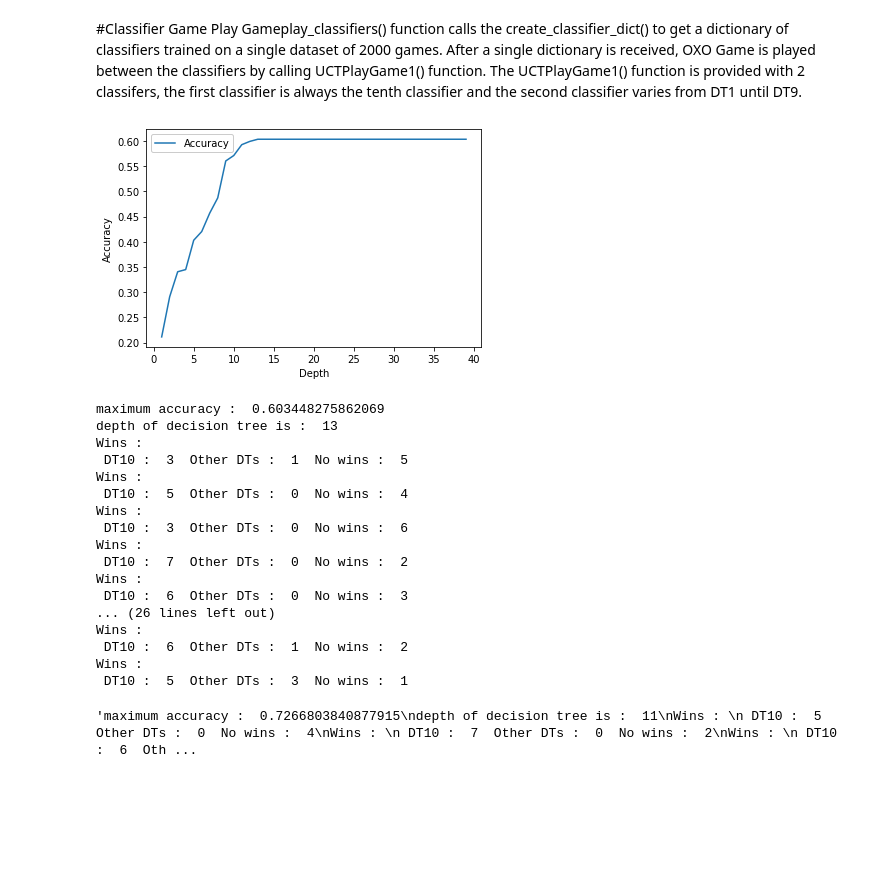
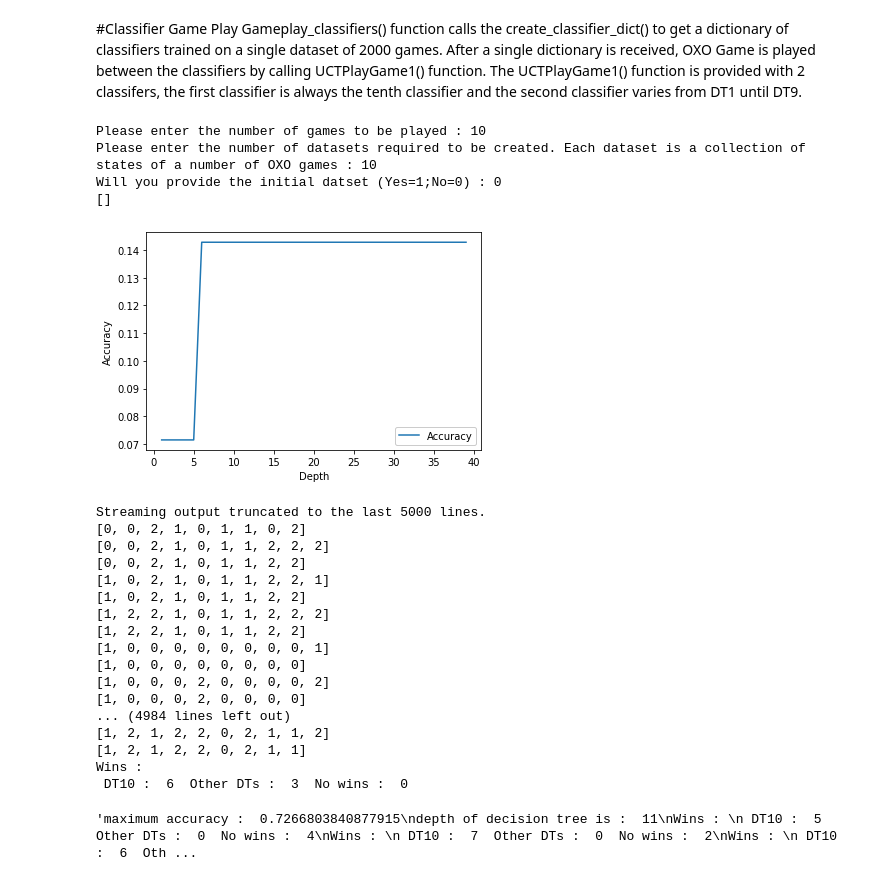
Before and after one commit to GurkiratSarna/CE888-Decision-Making-UoE, a Jupyter notebook: Assignment_2/CE888_Assignment_2_Project_3_1900690.ipynb, the cells around one changed output. Drawn from its saved outputs; the diff is of its cells as text; code cells hidden in the pictures; blank space fills up the shorter version.

```diff
--- a/Assignment_2/CE888_Assignment_2_Project_3_1900690.ipynb
+++ b/Assignment_2/CE888_Assignment_2_Project_3_1900690.ipynb
@@ -26,15 +27,15 @@ def create_DT_classifier(Data_in, get_depth, depth_max):
     #print(len(Data_in))
     train_set, test_set = train_test_split(Data_in, test_size = 0.2, random_state=42)
 
-    #Only take the features for training - 9 positions of the board
-    Data_train_x=train_set.iloc[:,0:9]
+    #Only take the features for training - 9 positions of the board and the player playing at the state
+    Data_train_x=train_set.iloc[:,0:10]
 
     #the output column extracted from the data for training
     Data_train_y=train_set.iloc[:,-1]
     Data_train_y=Data_train_y.astype('int')
 
-    #Only take the features for testin - 9 positions of the board
-    Data_test_x=test_set.iloc[:,0:9]
+    #Only take the features for testin - 9 positions of the board and the player playing at the state
+    Data_test_x=test_set.iloc[:,0:10]
 
     #the output column extracted from the data for testing
     Data_test_y=test_set.iloc[:,-1]
@@ -387,10 +399,12 @@ def create_classifier_dict(num_datasets, num_of_games, first_file, Data_user):
    for i in range(num_datasets):
        #print('Value of i : ', i)
        data_tbp=create_OXO_dataset(num_of_games, firstrun, classifier) # Is this imitation learning that includes the apprentice policy and expert policy creation ?
-
-       comb_train_state=pd.DataFrame(train_state,columns=['0th pos', '1st pos', '2nd pos', '3rd pos', '4th pos', '5th pos', '6th pos', '7th pos', '8th pos', 'Move'])
+       print(train_state)
+       comb_train_state=pd.DataFrame(train_state,columns=['0th pos', '1st pos', '2nd pos', '3rd pos', '4th pos', '5th pos', '6th pos', '7th pos', '8th pos', 'Player','Move'])
        data_tbp=pd.concat([data_tbp,comb_train_state],ignore_index=True, axis=0)
-
+       if(firstrun==1):
+           data_tbp.to_csv('CE888_DataToBeProcessed_1900690.csv')
+           files.download('CE888_DataToBeProcessed_1900690.csv')
        #combine the data_tbp and train_state here and then create a classifier
        classifier, depth_max =create_DT_classifier(data_tbp, get_depth, depth_max)
        #print('depth_max : ', depth_max)
@@ -409,7 +423,11 @@ def create_classifier_dict(num_datasets, num_of_games, first_file, Data_user):
 Below is a modified version of OXO game to have the classifiers play against each other. The class Node and OXOstate have not been redefined. We associate player 1 with every 10th classifier and player 2 with it's previous 9 versions of the classifier. That is tenth DT classifier (DT10) will play against first DT classifier (DT1) then with DT2 and so on until DT9. After every iteration we calculate the number of times DT10 wins against DT1, DT2...DT9. Player 1 always plays with DT10 decisions and player 2 plays with DT1, DT2...DT9 decisions.
 # %%
 def GetRandomMove1(DTclassifier, s):
-    r=DTclassifier.predict([s.board])
+    temp_list=list(s.board)
+    temp_list.append(s.playerJustMoved)
+    print(temp_list)
+    print(s.board)
+    r=DTclassifier.predict([temp_list])
     r=r[0]
     if r not in s.GetMoves():
         r=random.choice(s.GetMoves())
@@ -433,13 +451,6 @@ def UCT1(pl1_classifier, pl2_classifier,rootstate, itermax, verbose = False):
 
         # Expand
         if node.untriedMoves != []: # if we can expand (i.e. state/node is non-terminal)
-            #Do we have to guess using pl1classifier ?
-            #print('In Expand, state.pjm : ', state.playerJustMoved)
-             #if(state.playerJustMoved==1):
-            #    m=GetRandomMove1(pl1_classifier,state)
-            #else:
-            #    m=GetRandomMove1(pl2_classifier,state)
-
             m = random.choice(node.untriedMoves)
             state.DoMove(m)
             node = node.AddChild(m,state) # add child and descend tree
@@ -474,9 +485,9 @@ def UCTPlayGame1(pl1_classifier, pl2_classifier):
     while (state.GetMoves() != []):
         #print(str(state)) #Commented to save space for Output
         if state.playerJustMoved == 1:
-            m = UCT1(pl1_classifier, pl2_classifier,rootstate = state, itermax = 100, verbose = False)
+            m = UCT1(pl1_classifier, pl2_classifier,rootstate = state, itermax = 10, verbose = False)
         else:
-            m = UCT1(pl1_classifier, pl2_classifier, rootstate = state, itermax =100, verbose = False)
+            m = UCT1(pl1_classifier, pl2_classifier, rootstate = state, itermax =10, verbose = False)
         #print("Best Move: " + str(m) + "\n") #Commented to save space for Output
         state.DoMove(m)
         if state.GetResult(state.playerJustMoved) != False:
@@ -508,49 +519,55 @@ if __name__ == "__main__":
 
 
   if(first_file==1):
     uploaded = files.upload()
     fname=input('Enter file name with extention and np path : ')
     Data_user = pd.read_csv(io.BytesIO(uploaded[fname]))
+  else:
+    Data_user = 0
 
   dict_clfr=create_classifier_dict(no_of_clsfr, no_of_games, first_file, Data_user)
   #print('Length of dictionary : ', len(dict_clfr))
   #print('dictionary : ', dict_clfr)
 
   for i in range(0,len(dict_clfr),10):
       DT10=0
       DTother=0
       Nowin=0
       j=i
       for j in range(i, i+9): # execute from 0 until 8th index of every tenth position
           winner = UCTPlayGame1(dict_clfr[9+10*(i//10)], dict_clfr[j]) # transfer 9 always and every value from 0 to 8
           #print(winner)
           if winner==1:
             #print('DT10 wins')
             DT10+=1
           elif winner==2:
             #print('DT',i+1,' wins')
             DTother+=1
           else:
             #print('No wins')
             Nowin+=1
       print("Wins : \n DT10 : ", DT10, " Other DTs : ", DTother, " No wins : ", Nowin)
 # %% [output]
+Please enter the number of games to be played : 10
+Please enter the number of datasets required to be created. Each dataset is a collection of states of a number of OXO games : 10
+Will you provide the initial datset (Yes=1;No=0) : 0
+[]
-[figure, old version]
+[figure, new version]
-maximum accuracy :  0.603448275862069
-depth of decision tree is :  13
-Wins :
- DT10 :  3  Other DTs :  1  No wins :  5
-Wins :
- DT10 :  5  Other DTs :  0  No wins :  4
-Wins :
- DT10 :  3  Other DTs :  0  No wins :  6
-Wins :
- DT10 :  7  Other DTs :  0  No wins :  2
-Wins :
- DT10 :  6  Other DTs :  0  No wins :  3
-... (26 lines left out)
-Wins :
- DT10 :  6  Other DTs :  1  No wins :  2
-Wins :
- DT10 :  5  Other DTs :  3  No wins :  1
+Streaming output truncated to the last 5000 lines.
+[0, 0, 2, 1, 0, 1, 1, 0, 2]
+[0, 0, 2, 1, 0, 1, 1, 2, 2, 2]
+[0, 0, 2, 1, 0, 1, 1, 2, 2]
+[1, 0, 2, 1, 0, 1, 1, 2, 2, 1]
+[1, 0, 2, 1, 0, 1, 1, 2, 2]
+[1, 2, 2, 1, 0, 1, 1, 2, 2, 2]
+[1, 2, 2, 1, 0, 1, 1, 2, 2]
+[1, 0, 0, 0, 0, 0, 0, 0, 0, 1]
+[1, 0, 0, 0, 0, 0, 0, 0, 0]
+[1, 0, 0, 0, 2, 0, 0, 0, 0, 2]
+[1, 0, 0, 0, 2, 0, 0, 0, 0]
+... (4984 lines left out)
+[1, 2, 1, 2, 2, 0, 2, 1, 1, 2]
+[1, 2, 1, 2, 2, 0, 2, 1, 1]
+Wins :
+ DT10 :  6  Other DTs :  3  No wins :  0
 # %%
```
Also changed, not shown: parts of 3 cells of this notebook.
